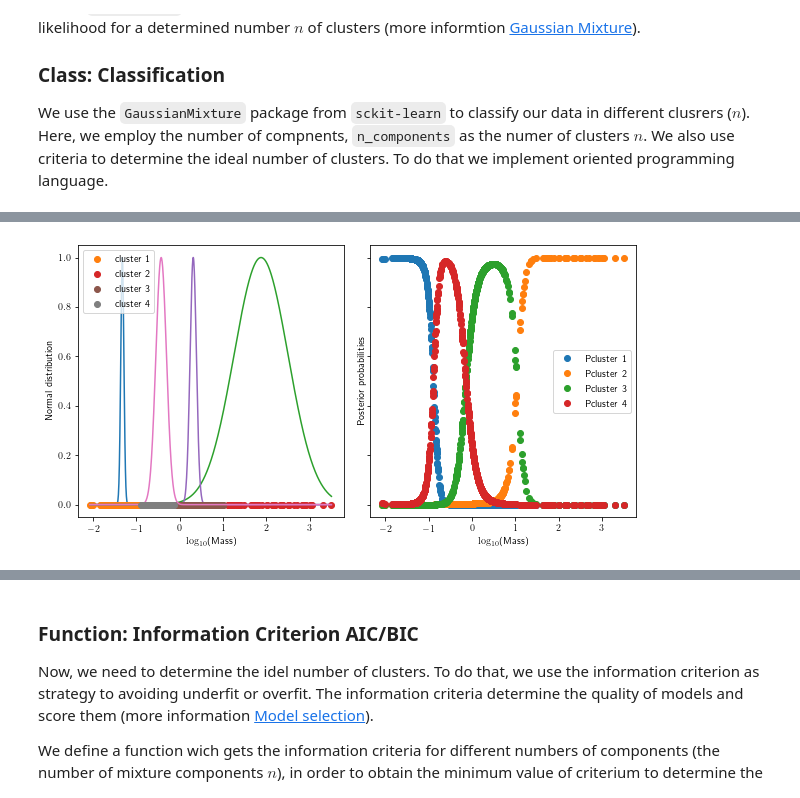
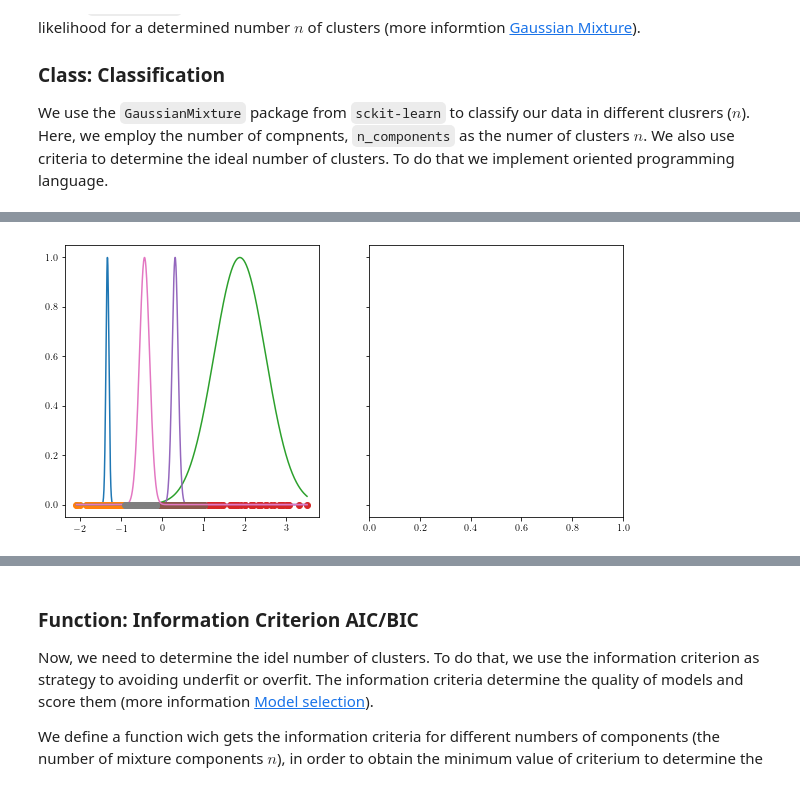
Before and after one commit to fjbautistas/Mixture_Gaussian_CM_of_Planets, a Jupyter notebook: Clasification.ipynb, the cells around one changed output, grey strips where cells are left out. Cells and saved outputs as stored; diff of their text form; code cells hidden in the pictures.

Commit message:
plots in our new class

```diff
--- a/Clasification.ipynb
+++ b/Clasification.ipynb
@@ -245,6 +285,6 @@ class classification:
 # %%
-def classif(n_components, data, log=False):
-    mass=data.
+def classif(n_components, mass, log=False):
+
     gmm = GaussianMixture(n_components,
                           covariance_type='full',
                           random_state=0)
@@ -271,7 +311,8 @@ def classif(n_components, data, log=False):
         ax[0].plot(Mass_a,
                    np.zeros(len(Mass_a)),"o",label='cluster '+str(c+1))#,
 #                   color='C'+str(c))
-        ax[1].plot(mass,gmm.predict_proba(mass)[:,c],"o",
+    return x
+    """ax[1].plot(mass,gmm.predict_proba(mass)[:,c],"o",
                    label=r'Pcluster '+str(c+1))
 
     if log==True:
@@ -287,8 +328,8 @@ def classif(n_components, data, log=False):
     ax[0].legend()
     ax[1].legend()
 
-    plt.subplots_adjust(wspace = .1)
+    plt.subplots_adjust(wspace = .1)"""
 # %%
-A=classif(4, np.log10(CoM[["Center_of_Mass"]]), True)
+A=classif(4, np.log10(CoM[["Center_of_Mass"]]), False)
 # %% [output]
-[figure, old version]
+[figure, new version]
```
Also changed, not shown: parts of 6 cells of this notebook.
